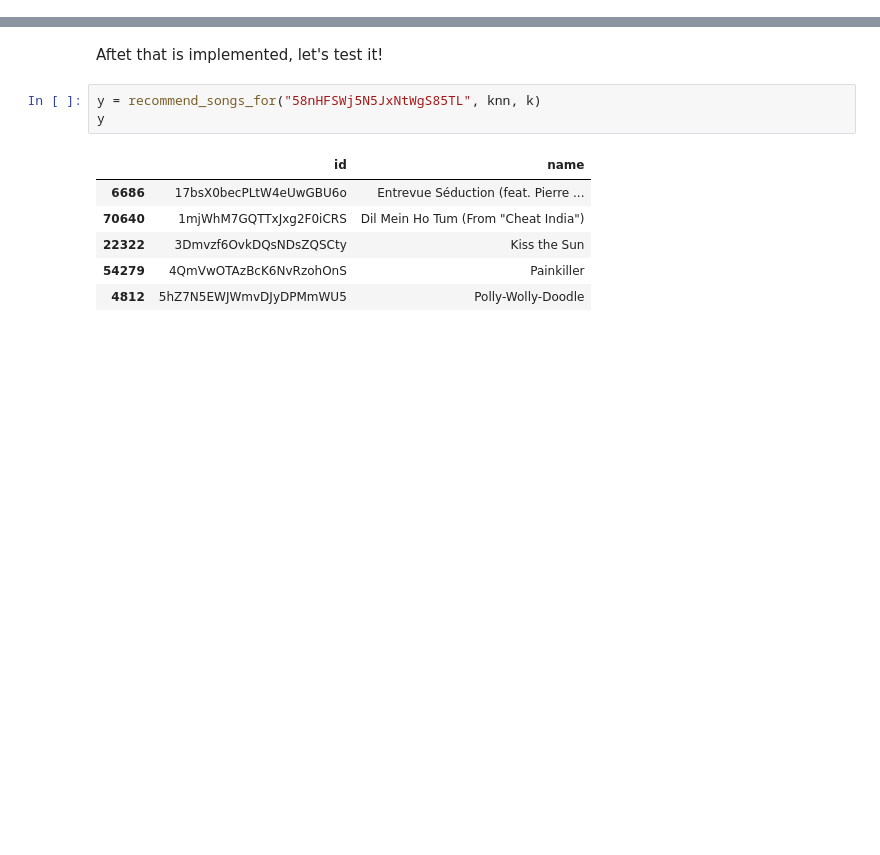
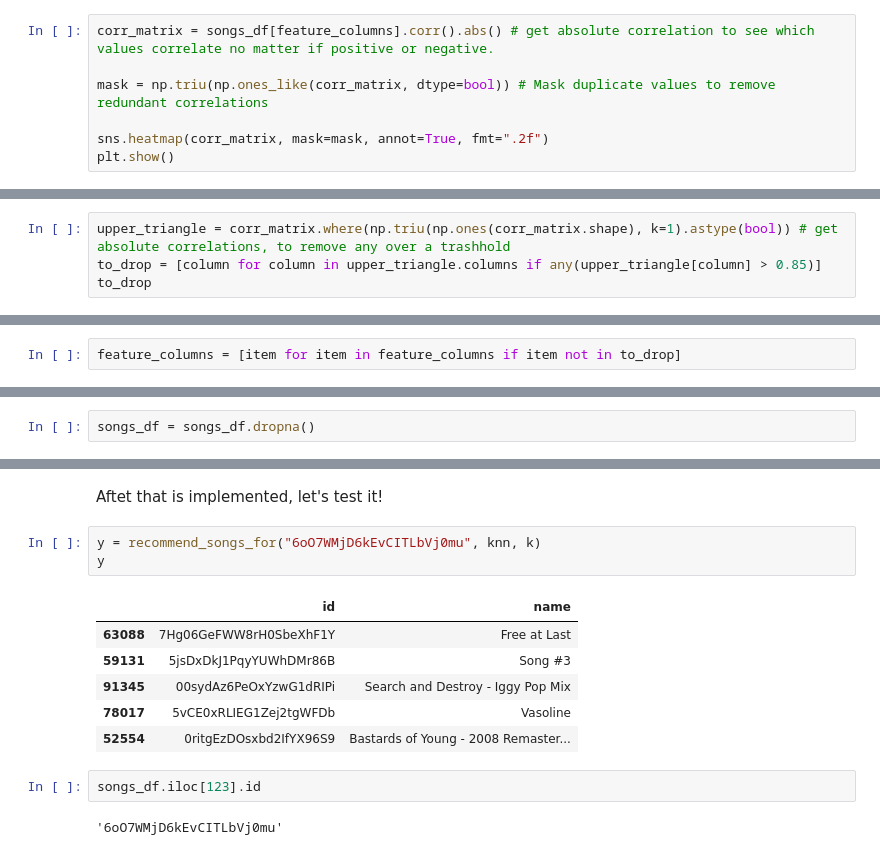
Before and after one commit to NiklasKiefer/spotify_recommendation_system, a Jupyter notebook: knn_model_training.ipynb, the cells around one changed output, grey strips where cells are left out. Cells and saved outputs as stored; diff of their text form; blank space fills up the shorter version.

```diff
--- a/knn_model_training.ipynb
+++ b/knn_model_training.ipynb
@@ -39,0 +89,7 @@ feature_columns = [
+# %%
+corr_matrix = songs_df[feature_columns].corr().abs() # get absolute correlation to see which values correlate no matter if positive or negative.
+
+mask = np.triu(np.ones_like(corr_matrix, dtype=bool)) # Mask duplicate values to remove redundant correlations
+
+sns.heatmap(corr_matrix, mask=mask, annot=True, fmt=".2f")
+plt.show()
@@ -39,0 +100,4 @@ feature_columns = [
+# %%
+upper_triangle = corr_matrix.where(np.triu(np.ones(corr_matrix.shape), k=1).astype(bool)) # get absolute correlations, to remove any over a trashhold
+to_drop = [column for column in upper_triangle.columns if any(upper_triangle[column] > 0.85)]
+to_drop
@@ -39,0 +112,2 @@ feature_columns = [
+# %%
+feature_columns = [item for item in feature_columns if item not in to_drop]
@@ -40,3 +116,5 @@ feature_columns = [
+# %%
+songs_df = songs_df.dropna()
 # %% [markdown]
 Now we scale the features to ensure distances can be interpreted accordingly.
 # %%
@@ -76,12 +154,16 @@ def recommend_songs_for(song_id: object, knn: NearestNeighbors, k=5):
 # %% [markdown]
 Aftet that is implemented, let's test it!
 # %%
-y = recommend_songs_for("58nHFSWj5N5JxNtWgS85TL", knn, k)
+y = recommend_songs_for("6oO7WMjD6kEvCITLbVj0mu", knn, k)
 y
 # %% [output]
 |  | id | name |
-| 6686 | 17bsX0becPLtW4eUwGBU6o | Entrevue Séduction (feat. Pierre ... |
-| 70640 | 1mjWhM7GQTTxJxg2F0iCRS | Dil Mein Ho Tum (From "Cheat India") |
-| 22322 | 3Dmvzf6OvkDQsNDsZQSCty | Kiss the Sun |
-| 54279 | 4QmVwOTAzBcK6NvRzohOnS | Painkiller |
-| 4812 | 5hZ7N5EWJWmvDJyDPMmWU5 | Polly-Wolly-Doodle |
+| 63088 | 7Hg06GeFWW8rH0SbeXhF1Y | Free at Last |
+| 59131 | 5jsDxDkJ1PqyYUWhDMr86B | Song #3 |
+| 91345 | 00sydAz6PeOxYzwG1dRIPi | Search and Destroy - Iggy Pop Mix |
+| 78017 | 5vCE0xRLIEG1Zej2tgWFDb | Vasoline |
+| 52554 | 0ritgEzDOsxbd2IfYX96S9 | Bastards of Young - 2008 Remaster... |
+# %%
+songs_df.iloc[123].id
+# %% [output]
+'6oO7WMjD6kEvCITLbVj0mu'
```
Also changed, not shown: parts of 12 cells of this notebook, 1 other file.
